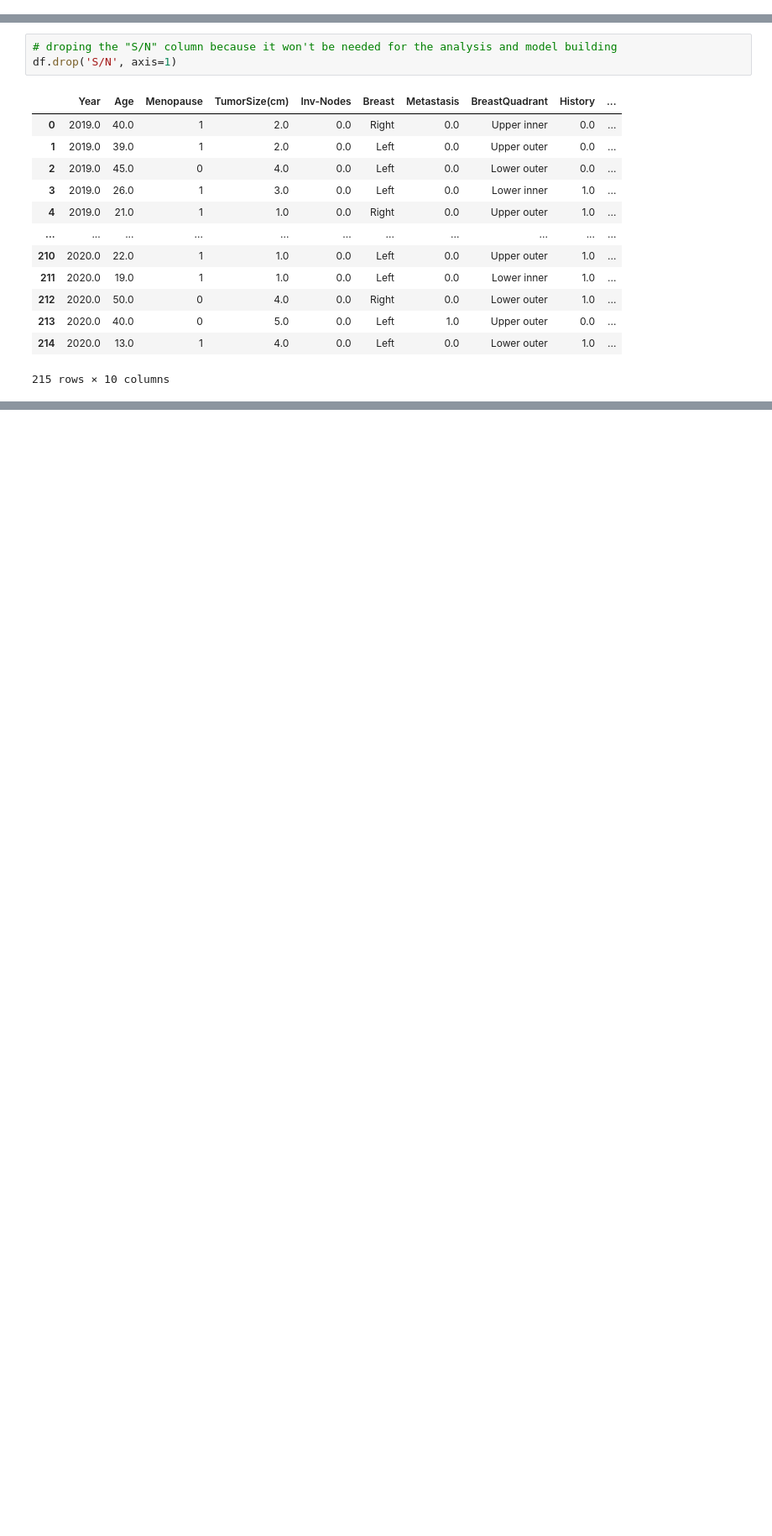
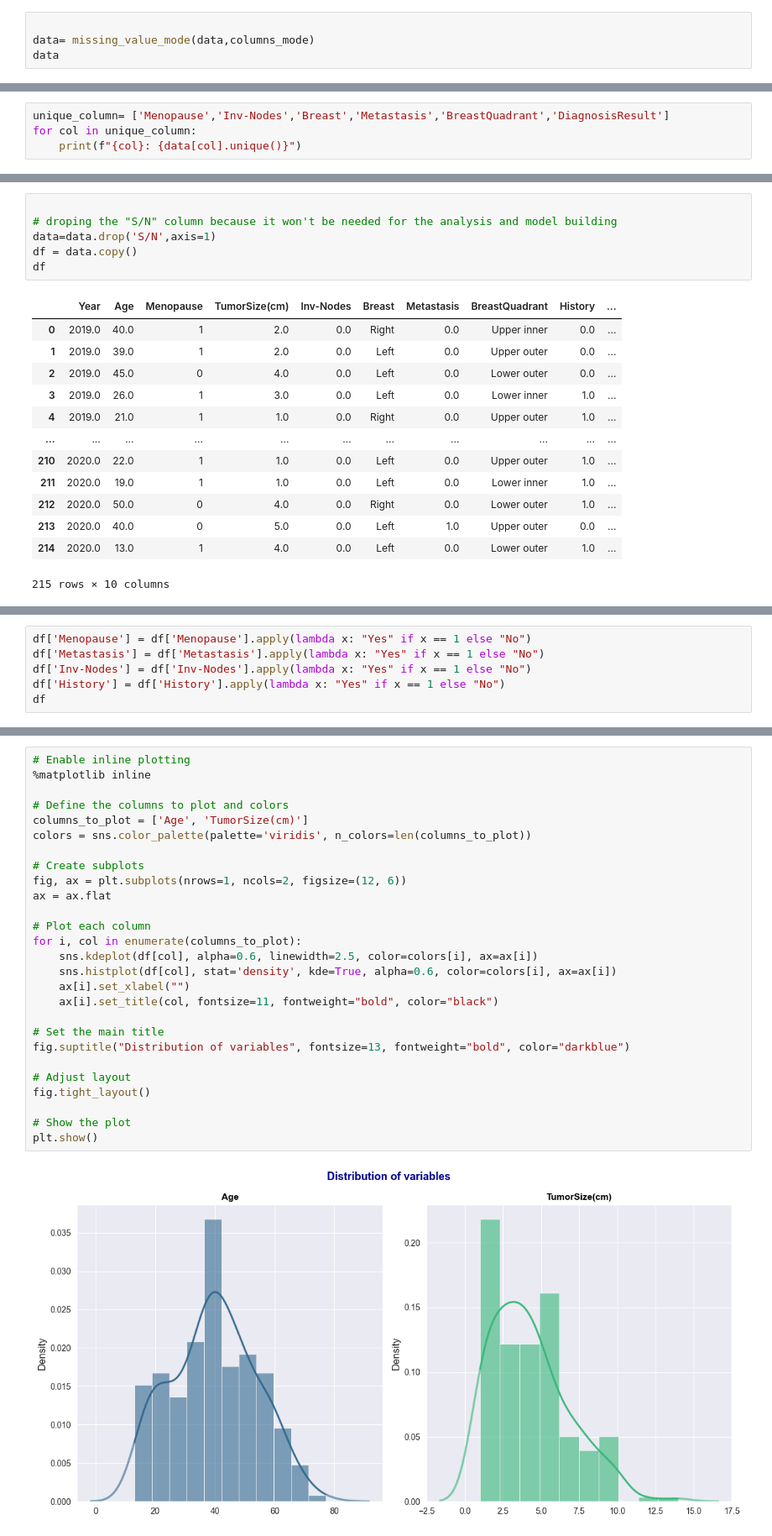
Before and after one commit to Sandra-Nene/Data-Science-Portfolio, a Jupyter notebook: Code/BreastCancer_ClassificationModel.ipynb, the cells around one changed output, grey strips where cells are left out. Shown at 84% size. Saved outputs shown, nothing was run; the diff lists cells and outputs as text; blank space fills up the shorter version.

```diff
--- a/Code/BreastCancer_ClassificationModel.ipynb
+++ b/Code/BreastCancer_ClassificationModel.ipynb
@@ -241,0 +278,4 @@ print(df)
+# %%
+
+data= missing_value_mode(data,columns_mode)
+data
@@ -262,3 +316,7 @@ BreastQuadrant     0
 History            0
 DiagnosisResult    0
 dtype: int64
+# %%
+unique_column= ['Menopause','Inv-Nodes','Breast','Metastasis','BreastQuadrant','DiagnosisResult']
+for col in unique_column:
+    print(f"{col}: {data[col].unique()}")
@@ -265,6 +351,9 @@ dtype: int64
 # %%
+
 # droping the "S/N" column because it won't be needed for the analysis and model building
-df.drop('S/N', axis=1)
+data=data.drop('S/N',axis=1)
+df = data.copy()
+df
 # %% [output]
 |  | Year | Age | Menopause | TumorSize(cm) | Inv-Nodes | Breast | Metastasis | BreastQuadrant | History | ... |
 | 0 | 2019.0 | 40.0 | 1 | 2.0 | 0.0 | Right | 0.0 | Upper inner | 0.0 | ... |
@@ -281,0 +375,6 @@ df.drop('S/N', axis=1)
+# %%
+df['Menopause'] = df['Menopause'].apply(lambda x: "Yes" if x == 1 else "No")
+df['Metastasis'] = df['Metastasis'].apply(lambda x: "Yes" if x == 1 else "No")
+df['Inv-Nodes'] = df['Inv-Nodes'].apply(lambda x: "Yes" if x == 1 else "No")
+df['History'] = df['History'].apply(lambda x: "Yes" if x == 1 else "No")
+df
@@ -303,0 +397,29 @@ columns_to_plot = ['Age', 'TumorSize']
+# %%
+# Enable inline plotting
+%matplotlib inline
+
+# Define the columns to plot and colors
+columns_to_plot = ['Age', 'TumorSize(cm)']
+colors = sns.color_palette(palette='viridis', n_colors=len(columns_to_plot))
+
+# Create subplots
+fig, ax = plt.subplots(nrows=1, ncols=2, figsize=(12, 6))
+ax = ax.flat
+
+# Plot each column
+for i, col in enumerate(columns_to_plot):
+    sns.kdeplot(df[col], alpha=0.6, linewidth=2.5, color=colors[i], ax=ax[i])
+    sns.histplot(df[col], stat='density', kde=True, alpha=0.6, color=colors[i], ax=ax[i])
+    ax[i].set_xlabel("")
+    ax[i].set_title(col, fontsize=11, fontweight="bold", color="black")
+
+# Set the main title
+fig.suptitle("Distribution of variables", fontsize=13, fontweight="bold", color="darkblue")
+
+# Adjust layout
+fig.tight_layout()
+
+# Show the plot
+plt.show()
+# %% [output]
+[figure, added]
```
Also changed, not shown: parts of 44 cells of this notebook.
